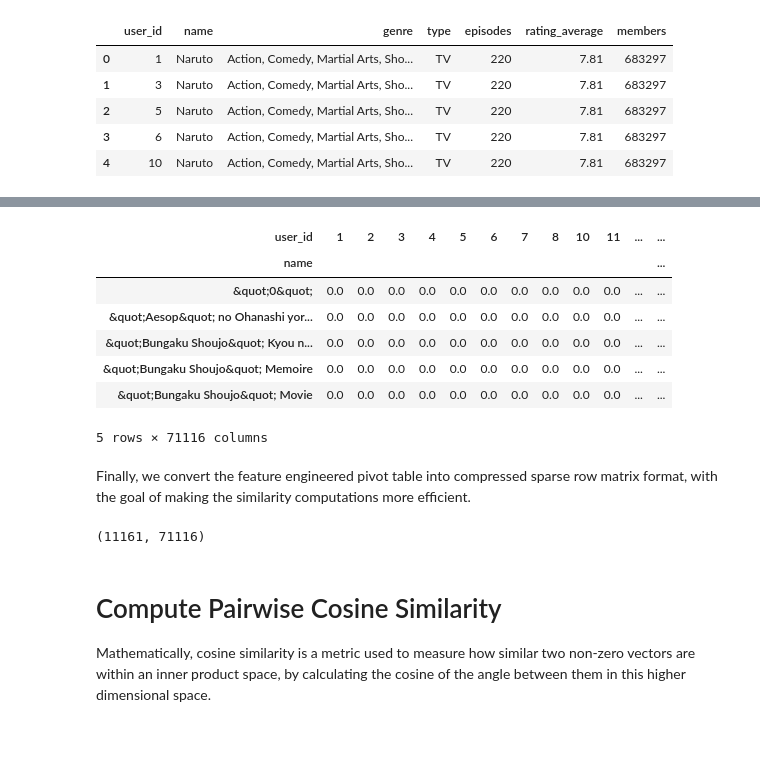
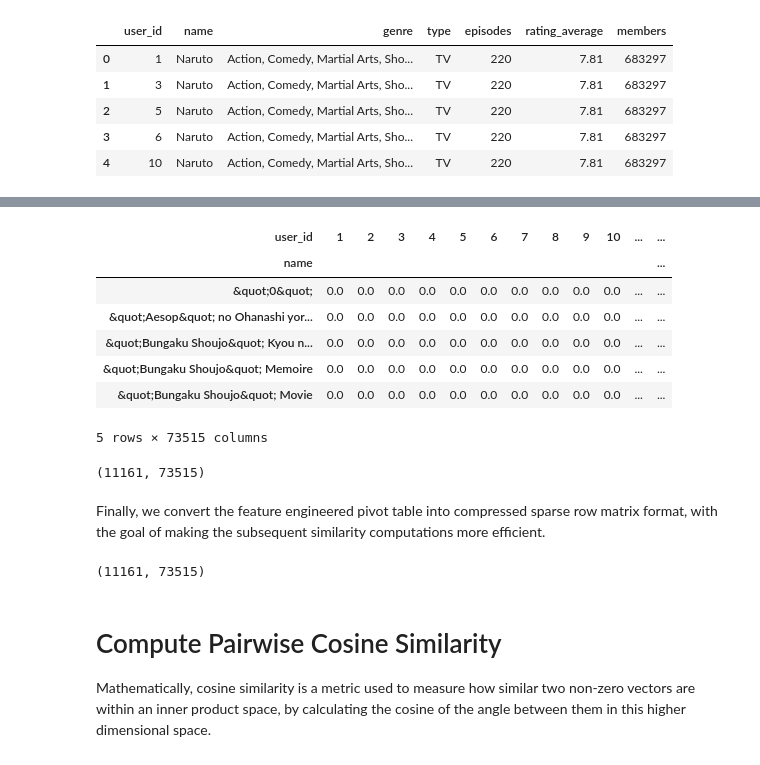
Before and after one commit to zachtheyek/Anime-Rec-Bot, a Jupyter notebook: analysis.ipynb, the cells around one changed output, grey strips where cells are left out. Drawn from its saved outputs; the diff is of its cells as text; code cells hidden in the pictures.

```diff
--- a/anime_rec.ipynb
+++ b/analysis.ipynb
@@ -214,7 +239,7 @@ Next, further engineer a smaller dataframe containing only `user_id`, `name`, an
 rated_anime = feature_df[['user_id', 'name', 'rating_average']]
 
 # Construct a pivot table from the resulting dataframe
-pivot_table = rated_anime.pivot_table(index=['user_id'], columns=['name'], values='rating_average', dropna=True)
+pivot_table = rated_anime.pivot_table(index=['name'], columns=['user_id'], values='rating_average')
 
 # Display the first five rows of the pivot table
 pivot_table.head()
@@ -232,27 +268,31 @@ Since cosine similarity models (which we'll revisit in greater detail in the nex
 # %%
-# Normalization
-pivot_norm = pivot_table.apply(lambda x: (x - np.mean(x)) / (np.max(x) - np.min(x)), axis=1)
+# Mean normalization
+pivot_norm = pivot_table.apply(lambda x: (x - np.mean(x)) / (np.max(x) - np.min(x)))
 
-# Transpose
-pivot_norm = pivot_norm.T
+# Remove empty rows
+pivot_norm.dropna(how='all', inplace=True)
 
-# Remove missing values
+# Fill missing values
 pivot_norm.fillna(0, inplace=True)
-pivot_norm = pivot_norm.loc[:, (pivot_norm != 0).any(axis=0)]
 
 # Display the first five rows of the pivot table
 pivot_norm.head()
 # %% [output]
-| user_id | 1 | 2 | 3 | 4 | 5 | 6 | 7 | 8 | 10 | 11 | ... | ... |
+| user_id | 1 | 2 | 3 | 4 | 5 | 6 | 7 | 8 | 9 | 10 | ... | ... |
 | name |  |  |  |  |  |  |  |  |  |  |  | ... |
 | &quot;0&quot; | 0.0 | 0.0 | 0.0 | 0.0 | 0.0 | 0.0 | 0.0 | 0.0 | 0.0 | 0.0 | ... | ... |
 | &quot;Aesop&quot; no Ohanashi yor... | 0.0 | 0.0 | 0.0 | 0.0 | 0.0 | 0.0 | 0.0 | 0.0 | 0.0 | 0.0 | ... | ... |
 | &quot;Bungaku Shoujo&quot; Kyou n... | 0.0 | 0.0 | 0.0 | 0.0 | 0.0 | 0.0 | 0.0 | 0.0 | 0.0 | 0.0 | ... | ... |
 | &quot;Bungaku Shoujo&quot; Memoire | 0.0 | 0.0 | 0.0 | 0.0 | 0.0 | 0.0 | 0.0 | 0.0 | 0.0 | 0.0 | ... | ... |
 | &quot;Bungaku Shoujo&quot; Movie | 0.0 | 0.0 | 0.0 | 0.0 | 0.0 | 0.0 | 0.0 | 0.0 | 0.0 | 0.0 | ... | ... |
-5 rows × 71116 columns
+5 rows × 73515 columns
+# %%
+# Check the shape of the normalized pivot table
+pivot_norm.shape
+# %% [output]
+(11161, 73515)
 # %% [markdown]
-Finally, we convert the feature engineered pivot table into compressed sparse row matrix format, with the goal of making the similarity computations more efficient.
+Finally, we convert the feature engineered pivot table into compressed sparse row matrix format, with the goal of making the subsequent similarity computations more efficient.
 # %%
 # Convert pivot_norm to a csr_matrix
 pivot_sparse = csr_matrix(pivot_norm.values)
@@ -260,7 +300,7 @@ pivot_sparse = csr_matrix(pivot_norm.values)
 # Check the shape of the csr_matrix
 pivot_sparse.shape
 # %% [output]
-(11161, 71116)
+(11161, 73515)
 # %% [markdown]
 # Compute Pairwise Cosine Similarity
 
```
Also changed, not shown: parts of 29 cells of this notebook.
